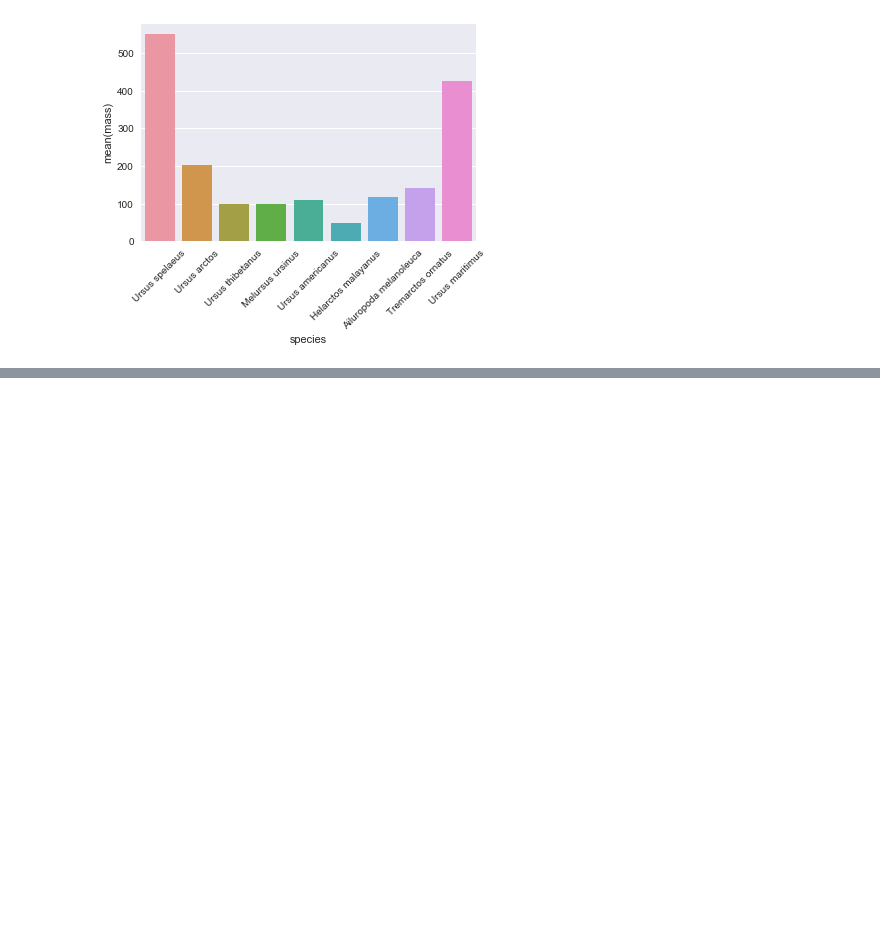
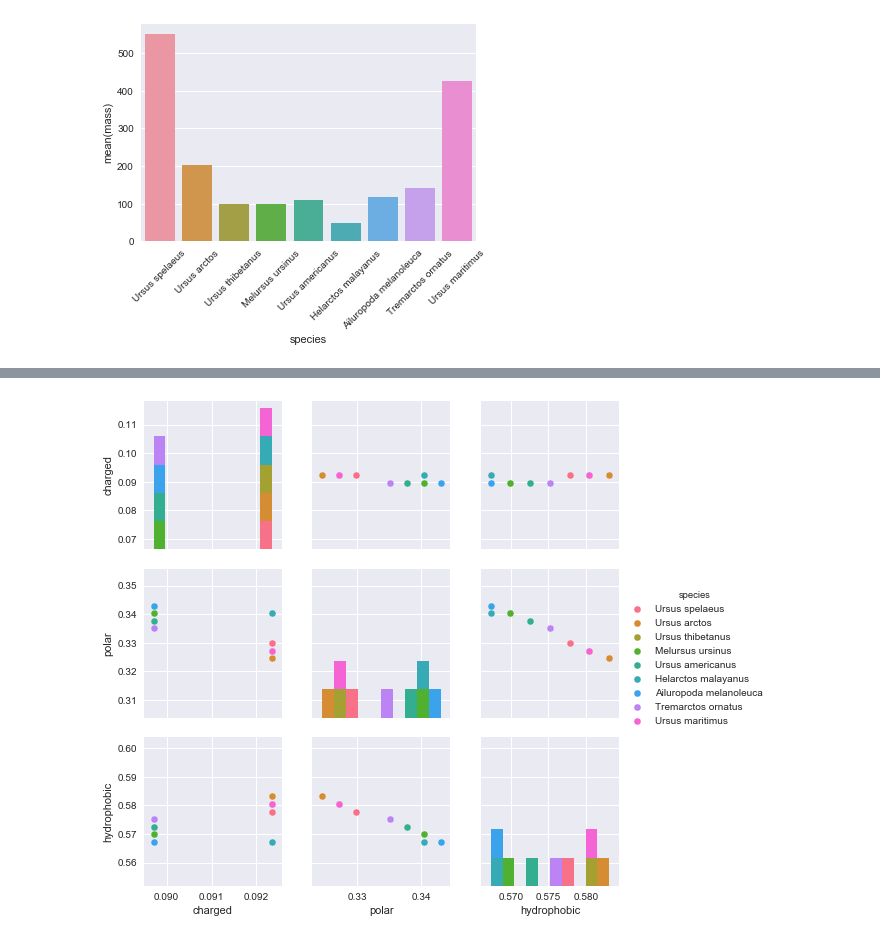
Before and after one commit to erdostal/python_homework, a Jupyter notebook: EmmaMillerPythonAssignment.ipynb, the cells around one changed output, grey strips where cells are left out. Cells and saved outputs as stored; diff of their text form; code cells hidden in the pictures; blank space fills up the shorter version.

```diff
--- a/EmmaMillerPythonAssignment.ipynb
+++ b/EmmaMillerPythonAssignment.ipynb
@@ -184,0 +189,8 @@ bear_df
+# %%
+##Part 9 Have fun with something
+#During part 7 I attempted to create a seaborn graph that could potentially be informative:
+fun_plot1 = sns.pairplot(bear_nomass, hue="species")
+#Here we can compare with different amino acid concentrations on x and y axis to compare relationships between the
+#frequency of different groups.
+# %% [output]
+[figure, added]
```
Also changed, not shown: parts of 4 cells of this notebook.
